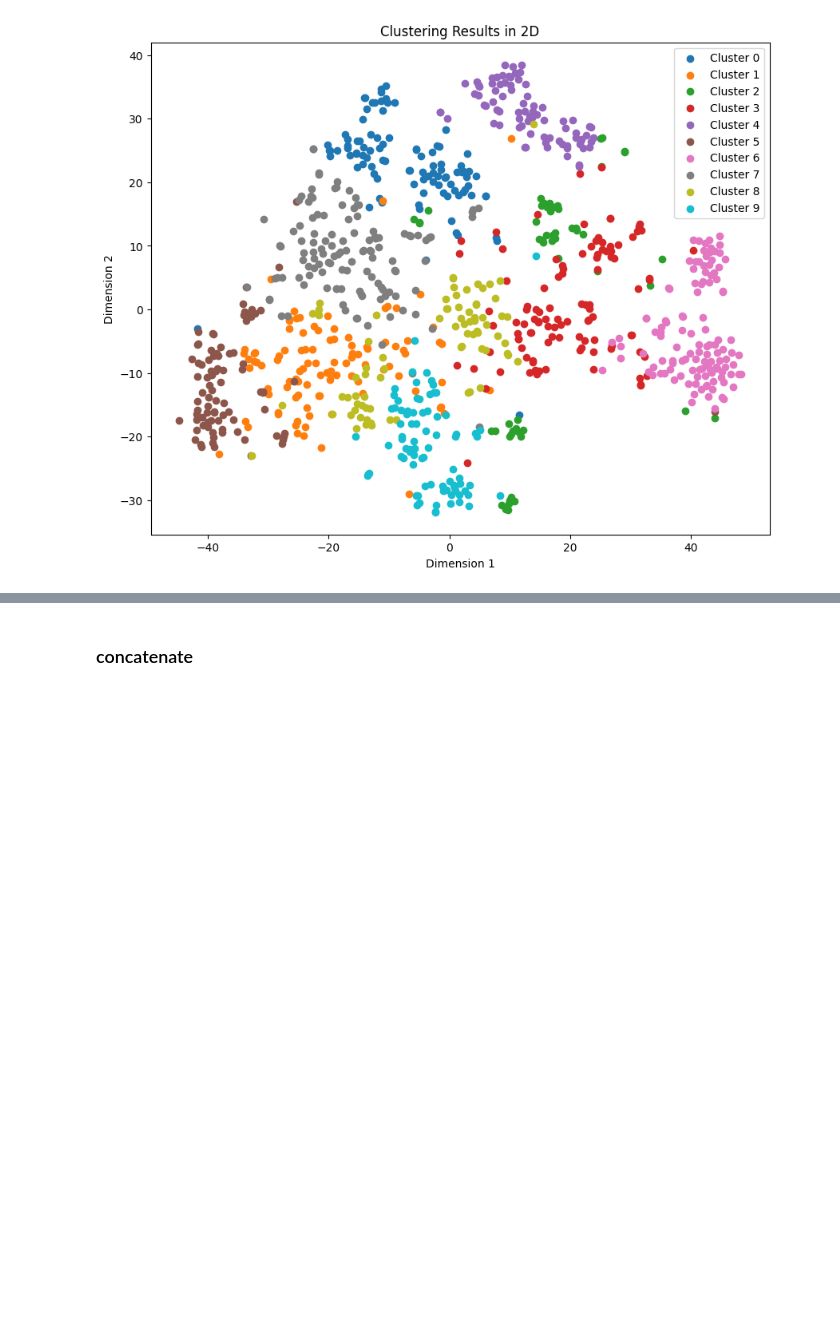
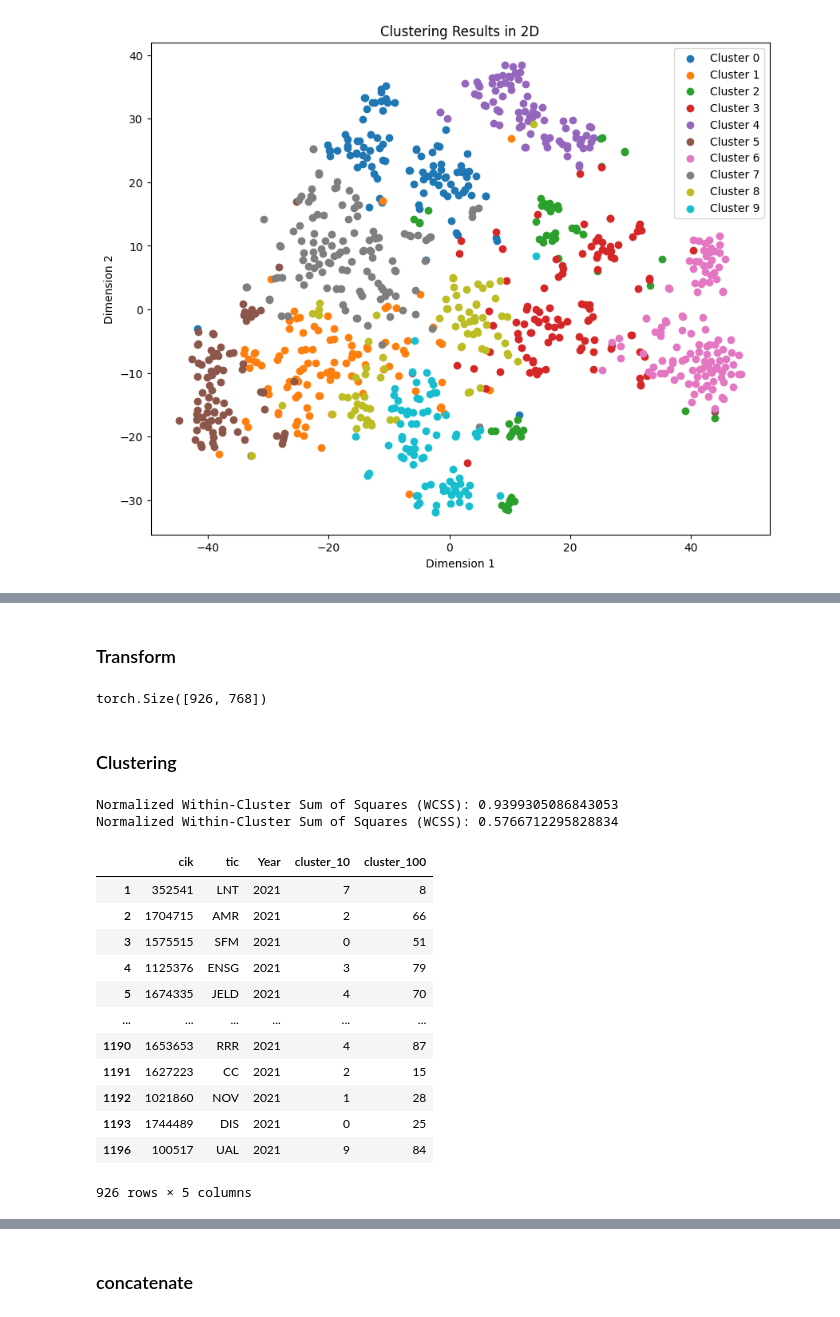
Before and after one commit to GruelFoam/CP3106, a Jupyter notebook: 4 text fusion/1_concatenate.ipynb, the cells around one changed output, grey strips where cells are left out. Saved outputs shown, nothing was run; the diff lists cells and outputs as text; code cells hidden in the pictures; blank space fills up the shorter version.

```diff
--- a/4 text fusion/1_concatenate.ipynb
+++ b/4 text fusion/1_concatenate.ipynb
@@ -181,0 +244,2 @@ show_cluster_graph(concatenated_np, exp1_df['cluster_10'])
+# %% [markdown]
+### Transform
@@ -181,0 +252,28 @@ show_cluster_graph(concatenated_np, exp1_df['cluster_10'])
+# %%
+concatenated_tensor.shape
+# %% [output]
+torch.Size([926, 768])
+# %% [markdown]
+### Clustering
+# %%
+exp2_df = exp1_df[['cik', 'tic', 'Year']].copy()
+
+exp2_df['cluster_10'] = cluster(concatenated_tensor, 10)
+exp2_df['cluster_100'] = cluster(concatenated_tensor, 100)
+exp2_df
+# %% [output]
+Normalized Within-Cluster Sum of Squares (WCSS): 0.9399305086843053
+Normalized Within-Cluster Sum of Squares (WCSS): 0.5766712295828834
+|  | cik | tic | Year | cluster_10 | cluster_100 |
+| 1 | 352541 | LNT | 2021 | 7 | 8 |
+| 2 | 1704715 | AMR | 2021 | 2 | 66 |
+| 3 | 1575515 | SFM | 2021 | 0 | 51 |
+| 4 | 1125376 | ENSG | 2021 | 3 | 79 |
+| 5 | 1674335 | JELD | 2021 | 4 | 70 |
+| ... | ... | ... | ... | ... | ... |
+| 1190 | 1653653 | RRR | 2021 | 4 | 87 |
+| 1191 | 1627223 | CC | 2021 | 2 | 15 |
+| 1192 | 1021860 | NOV | 2021 | 1 | 28 |
+| 1193 | 1744489 | DIS | 2021 | 0 | 25 |
+| 1196 | 100517 | UAL | 2021 | 9 | 84 |
+926 rows × 5 columns
```
Also changed, not shown: parts of 17 cells of this notebook, 6 other files.
